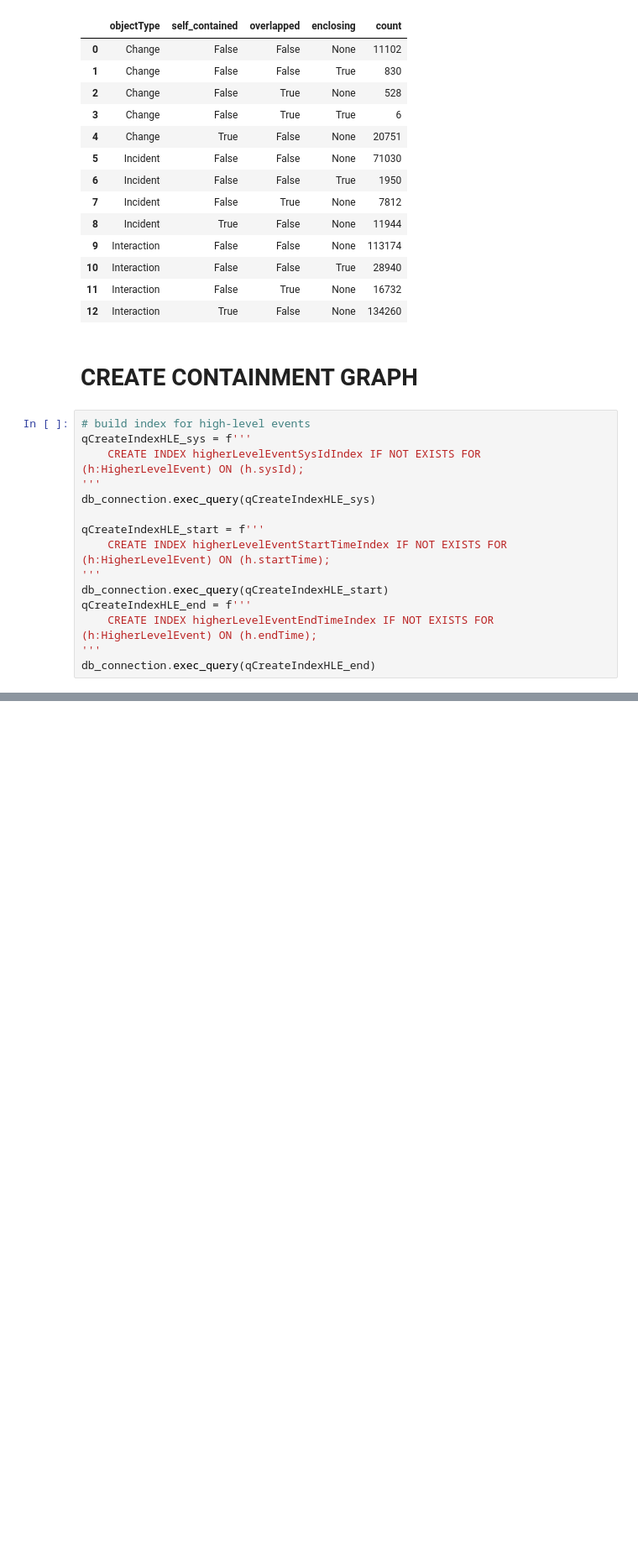
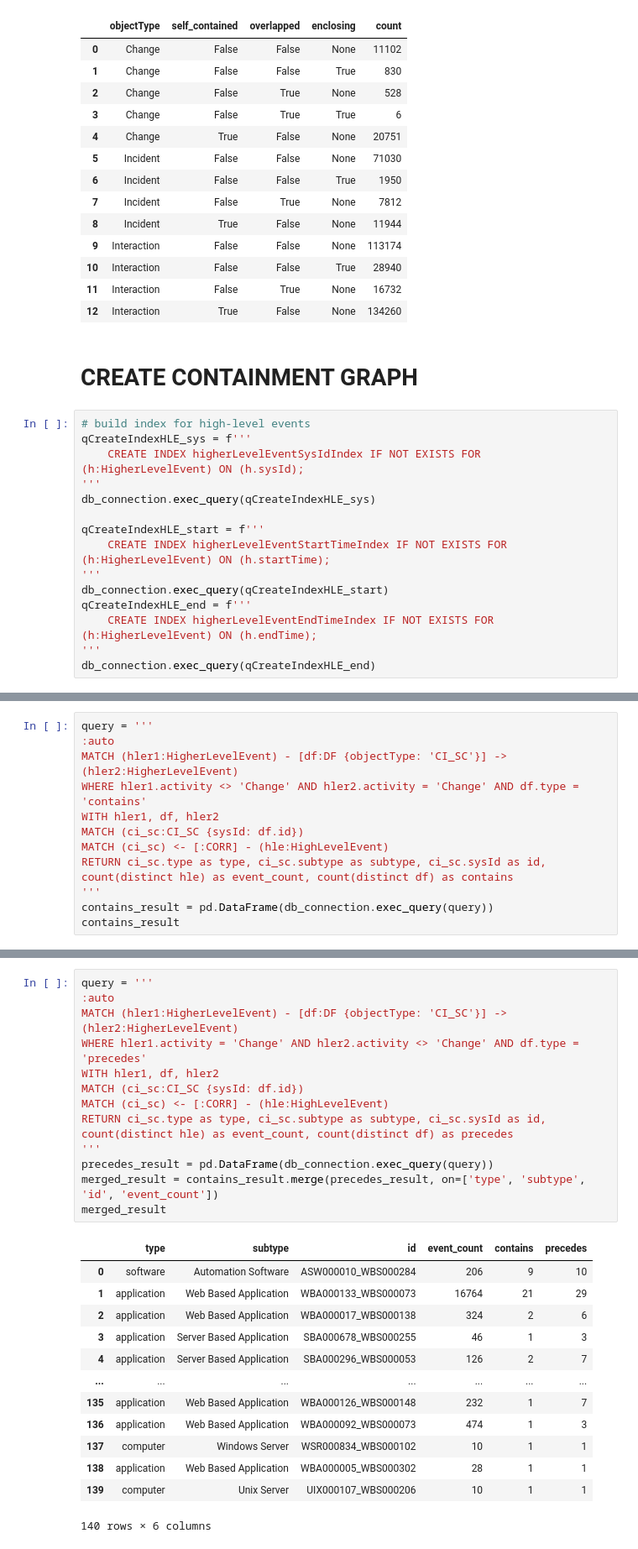
Before and after one commit to Ava-S/EKG_BPIC2014_Notebook, a Jupyter notebook: 1_5_pattern_analysis.ipynb, the cells around one changed output, grey strips where cells are left out. Shown: that part at 84% size. Cells and saved outputs as stored; diff of their text form; blank space fills up the shorter version.

```diff
--- a/1_5_pattern_analysis.ipynb
+++ b/1_5_pattern_analysis.ipynb
@@ -446,0 +586,12 @@ db_connection.exec_query(query)
+# %%
+query = '''
+:auto
+MATCH (hler1:HigherLevelEvent) - [df:DF {objectType: 'CI_SC'}] -> (hler2:HigherLevelEvent)
+WHERE hler1.activity <> 'Change' AND hler2.activity = 'Change' AND df.type = 'contains'
+WITH hler1, df, hler2
+MATCH (ci_sc:CI_SC {sysId: df.id})
+MATCH (ci_sc) <- [:CORR] - (hle:HighLevelEvent)
+RETURN ci_sc.type as type, ci_sc.subtype as subtype, ci_sc.sysId as id, count(distinct hle) as event_count, count(distinct df) as contains
+'''
+contains_result = pd.DataFrame(db_connection.exec_query(query))
+contains_result
@@ -446,0 +612,27 @@ db_connection.exec_query(query)
+# %%
+query = '''
+:auto
+MATCH (hler1:HigherLevelEvent) - [df:DF {objectType: 'CI_SC'}] -> (hler2:HigherLevelEvent)
+WHERE hler1.activity = 'Change' AND hler2.activity <> 'Change' AND df.type = 'precedes'
+WITH hler1, df, hler2
+MATCH (ci_sc:CI_SC {sysId: df.id})
+MATCH (ci_sc) <- [:CORR] - (hle:HighLevelEvent)
+RETURN ci_sc.type as type, ci_sc.subtype as subtype, ci_sc.sysId as id,  count(distinct hle) as event_count, count(distinct df) as precedes
+'''
+precedes_result = pd.DataFrame(db_connection.exec_query(query))
+merged_result = contains_result.merge(precedes_result, on=['type', 'subtype', 'id', 'event_count'])
+merged_result
+# %% [output]
+|  | type | subtype | id | event_count | contains | precedes |
+| 0 | software | Automation Software | ASW000010_WBS000284 | 206 | 9 | 10 |
+| 1 | application | Web Based Application | WBA000133_WBS000073 | 16764 | 21 | 29 |
+| 2 | application | Web Based Application | WBA000017_WBS000138 | 324 | 2 | 6 |
+| 3 | application | Server Based Application | SBA000678_WBS000255 | 46 | 1 | 3 |
+| 4 | application | Server Based Application | SBA000296_WBS000053 | 126 | 2 | 7 |
+| ... | ... | ... | ... | ... | ... | ... |
+| 135 | application | Web Based Application | WBA000126_WBS000148 | 232 | 1 | 7 |
+| 136 | application | Web Based Application | WBA000092_WBS000073 | 474 | 1 | 3 |
+| 137 | computer | Windows Server | WSR000834_WBS000102 | 10 | 1 | 1 |
+| 138 | application | Web Based Application | WBA000005_WBS000302 | 28 | 1 | 1 |
+| 139 | computer | Unix Server | UIX000107_WBS000206 | 10 | 1 | 1 |
+140 rows × 6 columns
```
Also changed, not shown: parts of 28 cells of this notebook.
